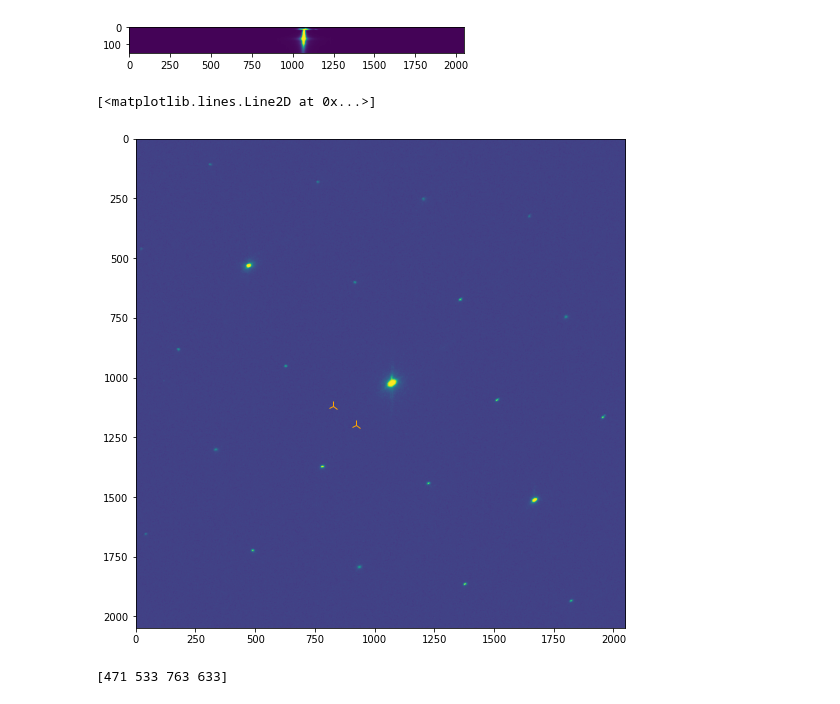
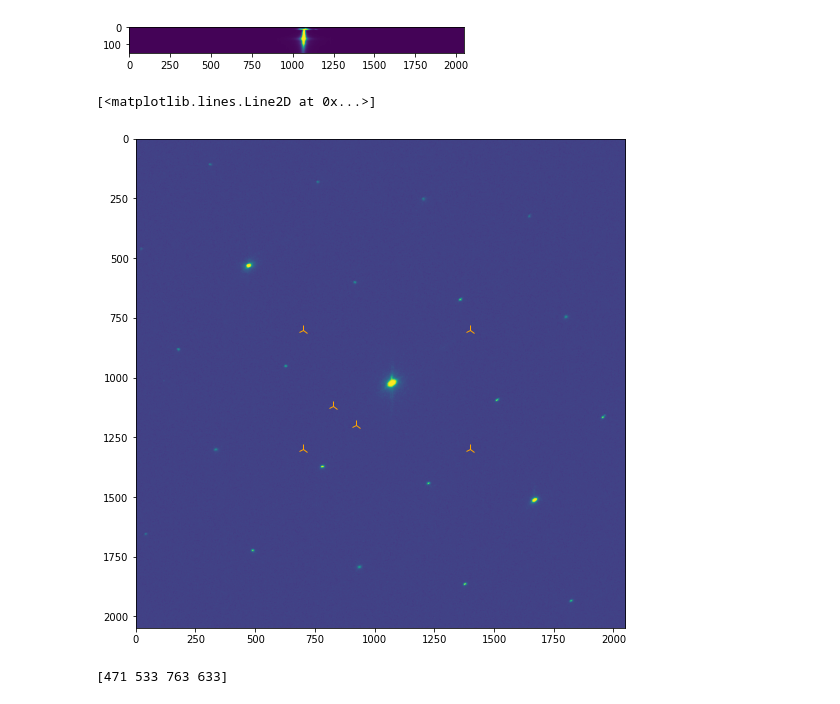
Before and after one commit to SangersJeroen/Bachelor-Thesis-Code, a Jupyter notebook: mreels_test.ipynb, the cells around one changed output. Saved outputs shown, nothing was run; the diff lists cells and outputs as text; code cells hidden in the pictures.

Commit message:
plotting scripts

```diff
--- a/mreels_test.ipynb
+++ b/mreels_test.ipynb
@@ -86,12 +86,16 @@ plt.imshow( mreels.sigmoid( eels_stack_high.stack[:,:,1023]))
 # %%
 plt.imshow(mreels.sigmoid(eels_stack_high.stack[25].T))
 plt.gcf().set_size_inches(9,9)
 plt.plot(924, 1198, marker='2', markersize=10, color='orange')
 plt.plot(825, 1117, marker='2', markersize=10, color='orange')
+plt.plot(700, 800, marker='2', markersize=10, color='orange')
+plt.plot(1400, 1300, marker='2', markersize=10, color='orange')
+plt.plot(700, 1300, marker='2', markersize=10, color='orange')
+plt.plot(1400, 800, marker='2', markersize=10, color='orange')
 #plt.text(my+50, mx+50, r'$M$', fontsize=15, color='orange')
 # %% [output]
 [<matplotlib.lines.Line2D at 0x...>]
-[figure, old version]
+[figure, new version]
 # %%
 point = mreels.get_true_centres(eels_stack_high.stack[25], ((500,500),(800,600)), 90)
 print(point)
```
Also changed, not shown: parts of 1 cell of this notebook, 11 other files.
